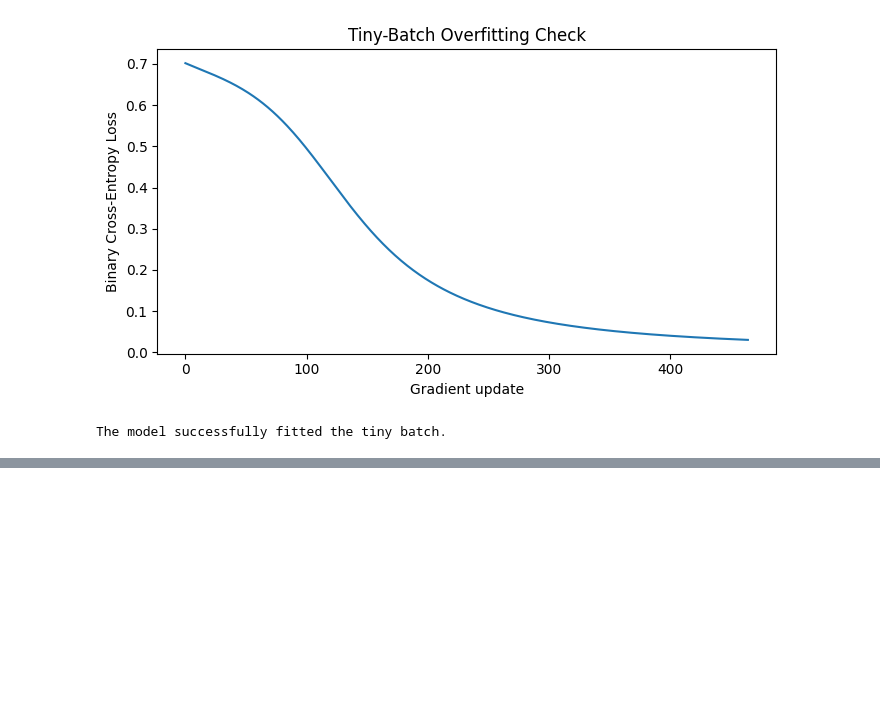
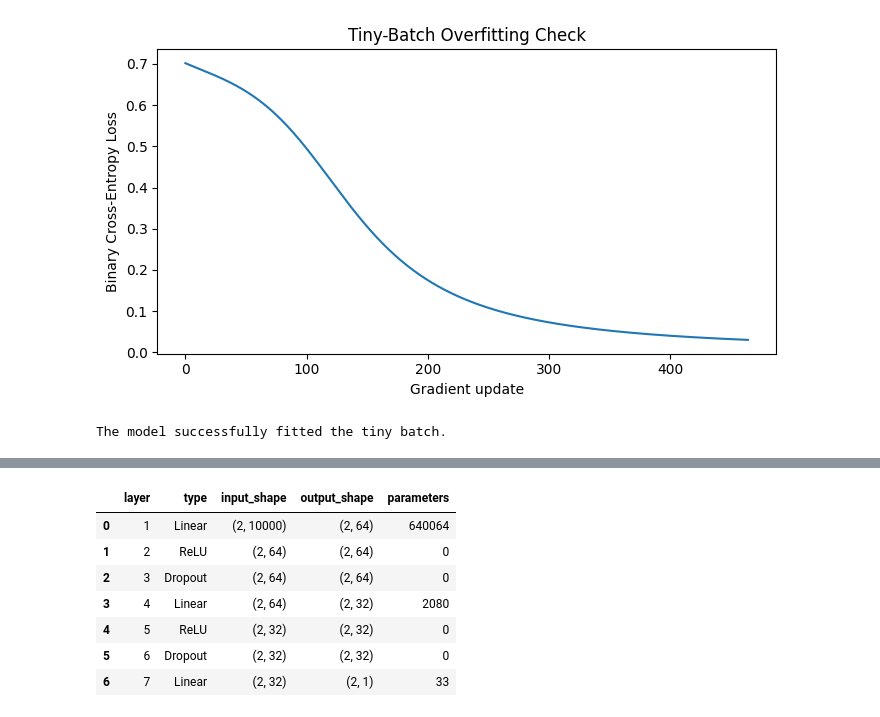
Before and after one commit to ThisumiWijesinghe/SMS_SPAM_DETECTION_ANN, a Jupyter notebook: Neural_Netwrok.ipynb, the cells around one changed output, grey strips where cells are left out. Saved outputs shown, nothing was run; the diff lists cells and outputs as text; code cells hidden in the pictures; blank space fills up the shorter version.

```diff
--- a/Neural_Netwrok.ipynb
+++ b/Neural_Netwrok.ipynb
@@ -1254,0 +1385,87 @@ The model successfully fitted the tiny batch.
+# %%
+class SpamMLP(nn.Module):
+    def __init__(
+        self,
+        input_size,
+        hidden_sizes,
+        dropout
+    ):
+        super().__init__()
+
+        self.network = nn.Sequential(
+            nn.Linear(input_size, hidden_sizes[0]),
+            nn.ReLU(),
+            nn.Dropout(dropout),
+
+            nn.Linear(hidden_sizes[0], hidden_sizes[1]),
+            nn.ReLU(),
+            nn.Dropout(dropout),
+
+            nn.Linear(hidden_sizes[1], 1)
+        )
+
+        self.apply(self.initialise_weights)
+
+    @staticmethod
+    def initialise_weights(layer):
+        if isinstance(layer, nn.Linear):
+            nn.init.xavier_uniform_(layer.weight)
+            nn.init.zeros_(layer.bias)
+
+    def forward(self, features):
+        return self.network(features).squeeze(-1)
+
+
+set_seed(SEEDS[0])
+
+example_model = SpamMLP(
+    input_size=X_train_mlp.shape[1],
+    hidden_sizes=MLP_CONFIG["hidden_sizes"],
+    dropout=MLP_CONFIG["dropout"]
+)
+
+print(example_model)
+
+print(
+    "Trainable parameters:",
+    sum(
+        parameter.numel()
+        for parameter in example_model.parameters()
+        if parameter.requires_grad
+    )
+)
+
+layer_records = []
+example_input = X_train_mlp[:2]
+
+with torch.no_grad():
+    example_model.eval()
+
+    for index, layer in enumerate(
+        example_model.network
+    ):
+        input_shape = tuple(example_input.shape)
+        example_input = layer(example_input)
+
+        layer_records.append({
+            "layer": index + 1,
+            "type": type(layer).__name__,
+            "input_shape": str(input_shape),
+            "output_shape": str(
+                tuple(example_input.shape)
+            ),
+            "parameters": sum(
+                parameter.numel()
+                for parameter in layer.parameters()
+            )
+        })
+
+layer_table = pd.DataFrame(layer_records)
+
+display(layer_table)
+
+layer_table.to_csv(
+    output_dir / "pytorch_mlp_layers.csv",
+    index=False
+)
+# %% [output]
@@ -1254,0 +1484,8 @@ The model successfully fitted the tiny batch.
+|  | layer | type | input_shape | output_shape | parameters |
+| 0 | 1 | Linear | (2, 10000) | (2, 64) | 640064 |
+| 1 | 2 | ReLU | (2, 64) | (2, 64) | 0 |
+| 2 | 3 | Dropout | (2, 64) | (2, 64) | 0 |
+| 3 | 4 | Linear | (2, 64) | (2, 32) | 2080 |
+| 4 | 5 | ReLU | (2, 32) | (2, 32) | 0 |
+| 5 | 6 | Dropout | (2, 32) | (2, 32) | 0 |
+| 6 | 7 | Linear | (2, 32) | (2, 1) | 33 |
```
Also changed, not shown: parts of 28 cells of this notebook.
